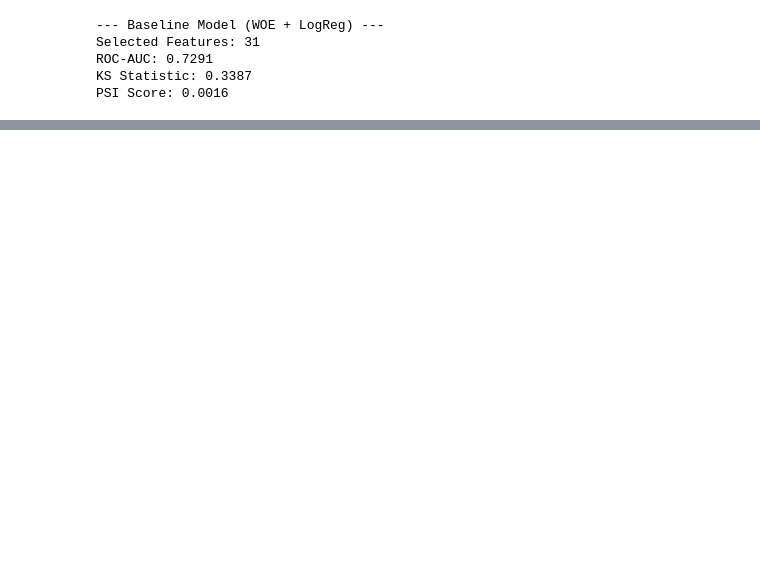
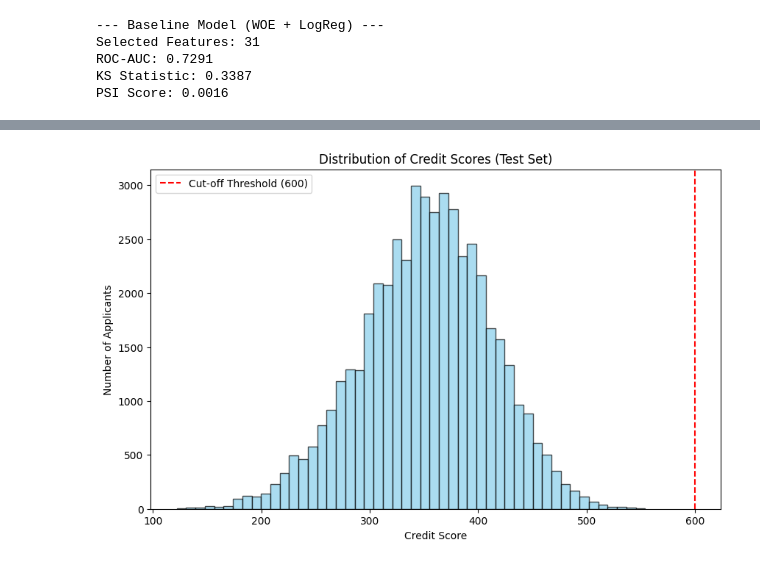
Before and after one commit to wzls3170/creditcard-analysis, a Jupyter notebook: Home Credit Default Risk.ipynb, the cells around one changed output, grey strips where cells are left out. Cells and saved outputs as stored; diff of their text form; code cells hidden in the pictures; blank space fills up the shorter version.

```diff
--- a/Home Credit Default Risk.ipynb
+++ b/Home Credit Default Risk.ipynb
@@ -536,3 +540,36 @@ Selected Features: 31
 ROC-AUC: 0.7291
 KS Statistic: 0.3387
 PSI Score: 0.0016
+# %%
+# 1. Generate the Scorecard
+# Scaling parameters: 600 points = 1:50 odds, and a PDO of 50
+card = sc.scorecard(bins, lr_baseline, X_train.columns,
+                    points0=600, odds0=1/50, pdo=50)
+
+# 2. Calculate Credit Scores for the Test Set
+# This automatically maps raw values to points and sums them up
+test_score = sc.scorecard_ply(app_test, card, print_step=0)
+
+print("--- Sample Credit Scores (Test Set) ---")
+print(test_score.head())
+
+# 3. Print Point Allocation for Specific Features
+# Extract feature names from the scorecard dictionary, excluding 'basepoints'
+card_features = [f for f in card.keys() if f != 'basepoints']
+print(f"Total Features in Scorecard: {len(card_features)}")
+
+# Focus on a key predictor (e.g., EXT_SOURCE_1)
+example_feat = 'EXT_SOURCE_1'
+
+if example_feat in card:
+    # Dynamically select available columns to ensure compatibility
+    cols_to_print = [c for c in ['bin', 'points'] if c in card[example_feat].columns]
+
+    print(f"\n--- Final Scorecard: {example_feat} ---")
+    print(card[example_feat][cols_to_print])
+else:
+    print(f"\nFeature {example_feat} not found in scorecard. Available: {card_features[:5]}...")
+
+# 4. Inspect the Base Points (The global intercept for all applicants)
+print(f"\n--- Base Points ---")
+print(card['basepoints'])
@@ -538,0 +594,12 @@ PSI Score: 0.0016
+# %%
+# 5. Visualize the Distribution of Credit Scores
+plt.figure(figsize=(10, 6))
+plt.hist(test_score['score'], bins=50, color='skyblue', edgecolor='black', alpha=0.7)
+plt.axvline(x=600, color='red', linestyle='--', label='Cut-off Threshold (600)')
+plt.title('Distribution of Credit Scores (Test Set)')
+plt.xlabel('Credit Score')
+plt.ylabel('Number of Applicants')
+plt.legend()
+plt.show()
+# %% [output]
+[figure, added]
```
Also changed, not shown: parts of 26 cells of this notebook.
